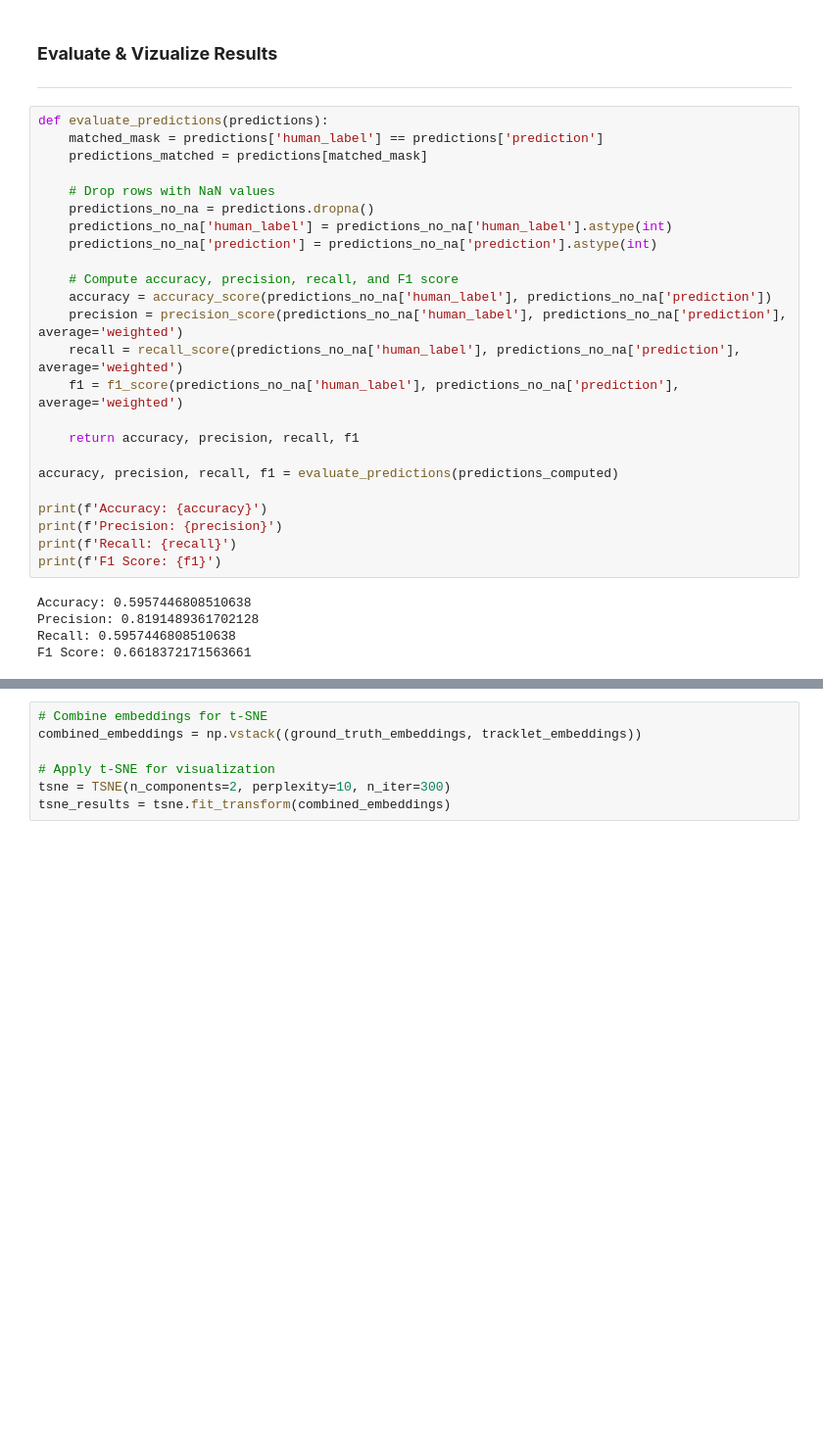
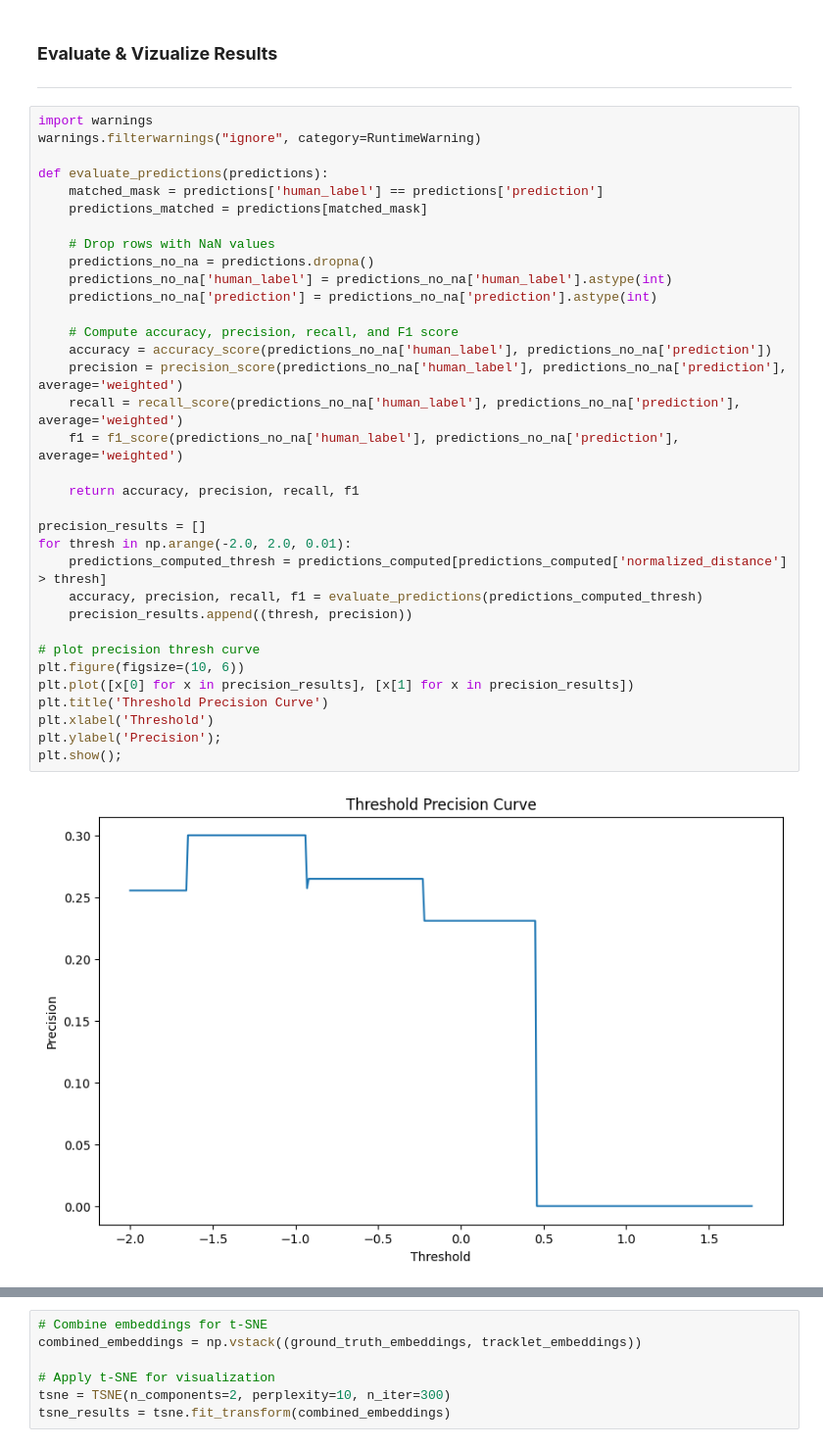
Before and after one commit to gedas-ug-projects/player-re-id, a Jupyter notebook: src/testing/embed_players/simplified_embed_players.ipynb, the cells around one changed output, grey strips where cells are left out. Shown: that part at 98% size. Drawn from its saved outputs; the diff is of its cells as text; blank space fills up the shorter version.

```diff
--- a/src/testing/embed_players/simplified_embed_players.ipynb
+++ b/src/testing/embed_players/simplified_embed_players.ipynb
@@ -338,31 +378,38 @@ predictions_computed.head()
 ### **Evaluate & Vizualize Results**
 ***
 # %%
+import warnings
+warnings.filterwarnings("ignore", category=RuntimeWarning)
+
 def evaluate_predictions(predictions):
     matched_mask = predictions['human_label'] == predictions['prediction']
     predictions_matched = predictions[matched_mask]
 
     # Drop rows with NaN values
     predictions_no_na = predictions.dropna()
     predictions_no_na['human_label'] = predictions_no_na['human_label'].astype(int)
     predictions_no_na['prediction'] = predictions_no_na['prediction'].astype(int)
 
     # Compute accuracy, precision, recall, and F1 score
     accuracy = accuracy_score(predictions_no_na['human_label'], predictions_no_na['prediction'])
     precision = precision_score(predictions_no_na['human_label'], predictions_no_na['prediction'], average='weighted')
     recall = recall_score(predictions_no_na['human_label'], predictions_no_na['prediction'], average='weighted')
     f1 = f1_score(predictions_no_na['human_label'], predictions_no_na['prediction'], average='weighted')
 
     return accuracy, precision, recall, f1
 
-accuracy, precision, recall, f1 = evaluate_predictions(predictions_computed)
+precision_results = []
+for thresh in np.arange(-2.0, 2.0, 0.01):
+    predictions_computed_thresh = predictions_computed[predictions_computed['normalized_distance'] > thresh]
+    accuracy, precision, recall, f1 = evaluate_predictions(predictions_computed_thresh)
+    precision_results.append((thresh, precision))
 
-print(f'Accuracy: {accuracy}')
-print(f'Precision: {precision}')
-print(f'Recall: {recall}')
-print(f'F1 Score: {f1}')
+# plot precision thresh curve
+plt.figure(figsize=(10, 6))
+plt.plot([x[0] for x in precision_results], [x[1] for x in precision_results])
+plt.title('Threshold Precision Curve')
+plt.xlabel('Threshold')
+plt.ylabel('Precision');
+plt.show();
 # %% [output]
-Accuracy: 0.5957446808510638
-Precision: 0.8191489361702128
-Recall: 0.5957446808510638
-F1 Score: 0.6618372171563661
+[figure, added]
```
Also changed, not shown: parts of 12 cells of this notebook, 21 other files.
